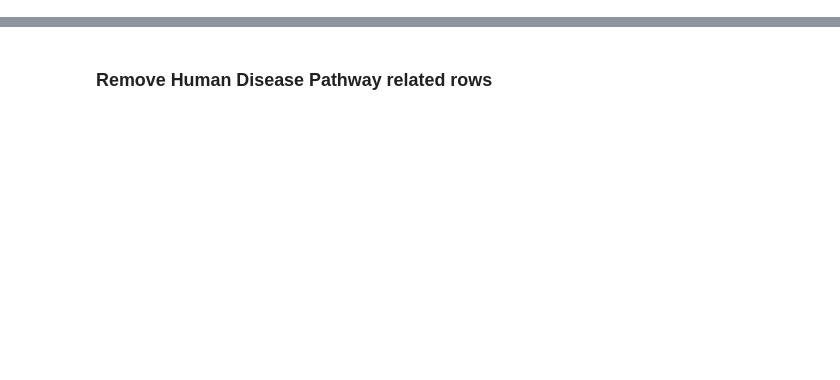
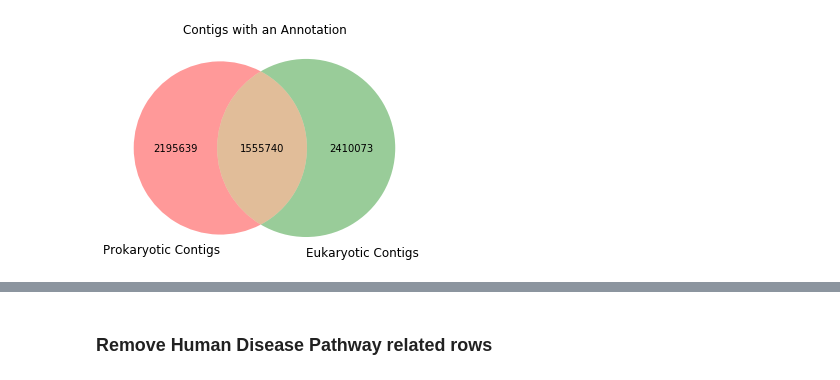
Before and after one commit to skDooley/GLBRC, a Jupyter notebook: 2016_WGS_DataPrep.ipynb, the cells around one changed output, grey strips where cells are left out. Drawn from its saved outputs; the diff is of its cells as text; code cells hidden in the pictures; blank space fills up the shorter version.

```diff
--- a/2016_WGS_DataPrep.ipynb
+++ b/2016_WGS_DataPrep.ipynb
@@ -340,12 +0,0 @@ fig.savefig('images/SwitchgrassBarCombined.png')
-# %%
-EukaryoticContigIDs = set()
-numContigs = 0
-for line in open("annotations/EukAnnotatedContigIDs.txt"): EukaryoticContigIDs.add(line.strip())
-with open("Final.Contigs.Filtered.bed",'w') as fh:
-    for line in open("/mnt/gs18/scratch/users/dooleys1/bowtieDB/Final.contigs.fa.bed"):
-        rec = line.split('\t')
-        if rec[0] in EukaryoticContigIDs:continue
-        fh.write(line)
-        numContigs += 1
-
-numContigs
@@ -354,13 +0,0 @@ numContigs
-# %%
-EukaryoticAnnotations = set()
-numAnnos,total = 0,0
-for line in open("annotations/EukAnnotationFilteredGenes.txt"): EukaryoticAnnotations.add(line.strip())
-with open("/mnt/research/ShadeLab/GLBRC/annotations/PROKKA.filtered.ec",'w') as fh:
-    for line in open("/mnt/research/ShadeLab/GLBRC/annotations/PROKKA.ec"):
-        total+=1
-        rec = line.split('\t')
-        if rec[0] in EukaryoticAnnotations:continue
-        fh.write(line)
-        numAnnos += 1
-
-numAnnos,total
@@ -368,0 +297,13 @@ numAnnos,total
+# %%
+#HIDDEN
+EukaryoticAnnotations, ProkaryoticAnnotations = set(), set()
+for line in open("annotations/EukAnnotatedContigIDs2.txt"):  EukaryoticAnnotations.add(line.strip())
+for line in open("annotations/ProkAnnotatedContigIDs.txt"): ProkaryoticAnnotations.add(line.strip())
+import matplotlib.pyplot as plt
+from matplotlib_venn import venn2
+# First way to call the 2 group Venn diagram:
+venn2(subsets = (len(ProkaryoticAnnotations.difference(EukaryoticAnnotations)), len(ProkaryoticAnnotations.intersection(EukaryoticAnnotations)), len(EukaryoticAnnotations.difference(ProkaryoticAnnotations))), set_labels = ('Prokaryotic Contigs','Eukaryotic Contigs'))
+plt.title('Contigs with an Annotation')
+plt.show()
+# %% [output]
+[figure, added]
```
Also changed, not shown: parts of 101 cells of this notebook, 25 other files.
